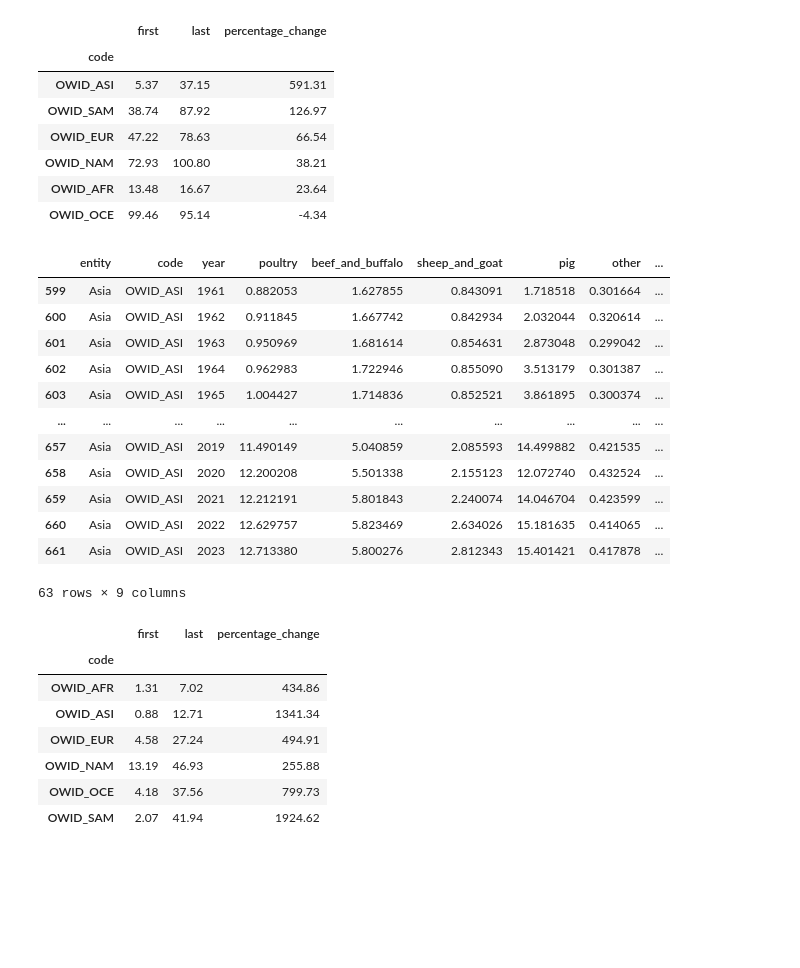
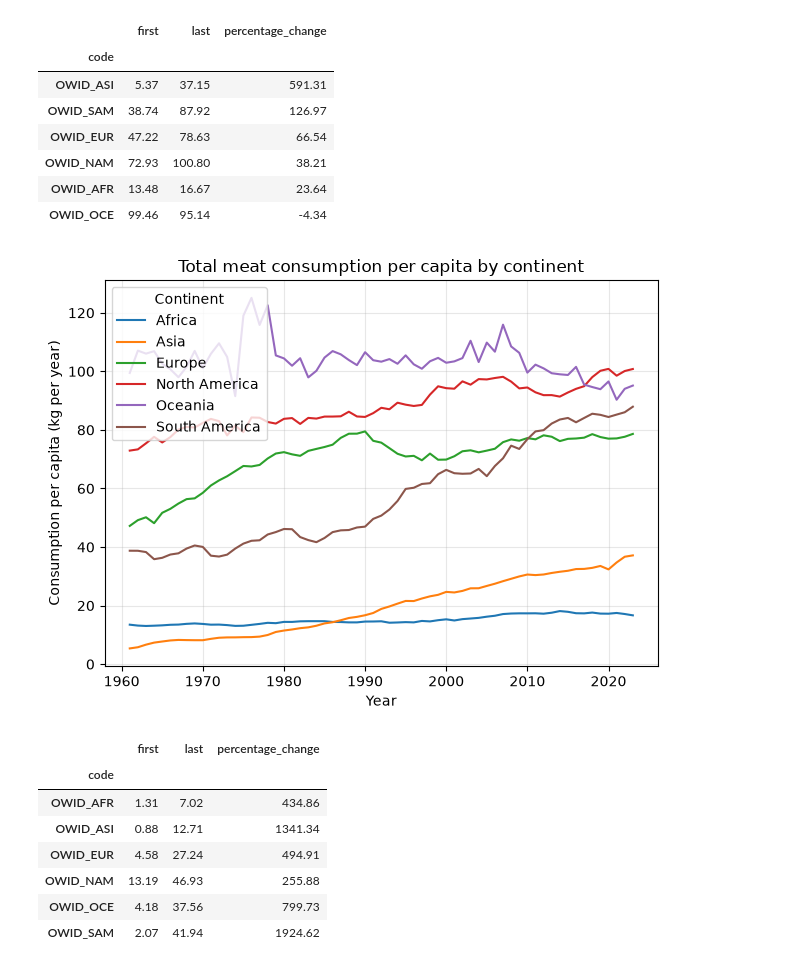
Before and after one commit to rscmarques95-hash/Project-Week-3, a Jupyter notebook: Meat Consumption Around the World_Trends and Differences Across Continents (Plan).ipynb, the cells around one changed output. Saved outputs shown, nothing was run; the diff lists cells and outputs as text; code cells hidden in the pictures; blank space fills up the shorter version.

```diff
--- a/Meat Consumption Around the World_Trends and Differences Across Continents (Plan).ipynb
+++ b/Meat Consumption Around the World_Trends and Differences Across Continents (Plan).ipynb
@@ -88,21 +84,39 @@ change.sort_values("percentage_change", ascending=False).round(2)
 | OWID_AFR | 13.48 | 16.67 | 23.64 |
 | OWID_OCE | 99.46 | 95.14 | -4.34 |
 # %%
-total_consumption[total_consumption["code"].isin(["OWID_ASI"])]
+import matplotlib.pyplot as plt
+
+continents = {
+    "OWID_AFR": "Africa",
+    "OWID_ASI": "Asia",
+    "OWID_EUR": "Europe",
+    "OWID_NAM": "North America",
+    "OWID_SAM": "South America",
+    "OWID_OCE": "Oceania",
+}
+
+continent_data = total_consumption[
+    total_consumption["code"].isin(continents)
+].copy()
+continent_data["total_meat_per_capita"] = continent_data[meat_columns].sum(axis=1)
+continent_data = continent_data.sort_values(["code", "year"])
+
+for code, group in continent_data.groupby("code"):
+    plt.plot(
+        group["year"],
+        group["total_meat_per_capita"],
+        label=continents[code],
+    )
+
+plt.title("Total meat consumption per capita by continent")
+plt.xlabel("Year")
+plt.ylabel("Consumption per capita (kg per year)")
+plt.legend(title="Continent")
+plt.grid(True, alpha=0.3)
+plt.tight_layout()
+plt.show()
 # %% [output]
-|  | entity | code | year | poultry | beef_and_buffalo | sheep_and_goat | pig | other | ... |
-| 599 | Asia | OWID_ASI | 1961 | 0.882053 | 1.627855 | 0.843091 | 1.718518 | 0.301664 | ... |
-| 600 | Asia | OWID_ASI | 1962 | 0.911845 | 1.667742 | 0.842934 | 2.032044 | 0.320614 | ... |
-| 601 | Asia | OWID_ASI | 1963 | 0.950969 | 1.681614 | 0.854631 | 2.873048 | 0.299042 | ... |
-| 602 | Asia | OWID_ASI | 1964 | 0.962983 | 1.722946 | 0.855090 | 3.513179 | 0.301387 | ... |
-| 603 | Asia | OWID_ASI | 1965 | 1.004427 | 1.714836 | 0.852521 | 3.861895 | 0.300374 | ... |
-| ... | ... | ... | ... | ... | ... | ... | ... | ... | ... |
-| 657 | Asia | OWID_ASI | 2019 | 11.490149 | 5.040859 | 2.085593 | 14.499882 | 0.421535 | ... |
-| 658 | Asia | OWID_ASI | 2020 | 12.200208 | 5.501338 | 2.155123 | 12.072740 | 0.432524 | ... |
-| 659 | Asia | OWID_ASI | 2021 | 12.212191 | 5.801843 | 2.240074 | 14.046704 | 0.423599 | ... |
-| 660 | Asia | OWID_ASI | 2022 | 12.629757 | 5.823469 | 2.634026 | 15.181635 | 0.414065 | ... |
-| 661 | Asia | OWID_ASI | 2023 | 12.713380 | 5.800276 | 2.812343 | 15.401421 | 0.417878 | ... |
-63 rows × 9 columns
+[figure, added]
 # %%
 continents = [
     "OWID_AFR", "OWID_ASI", "OWID_EUR",
```
Also changed, not shown: parts of 4 cells of this notebook, 7 other files.
